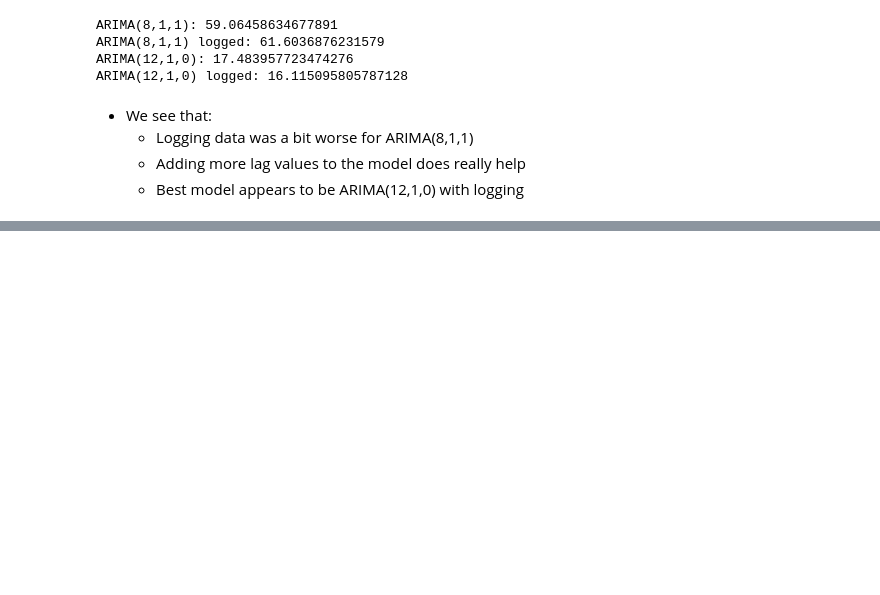
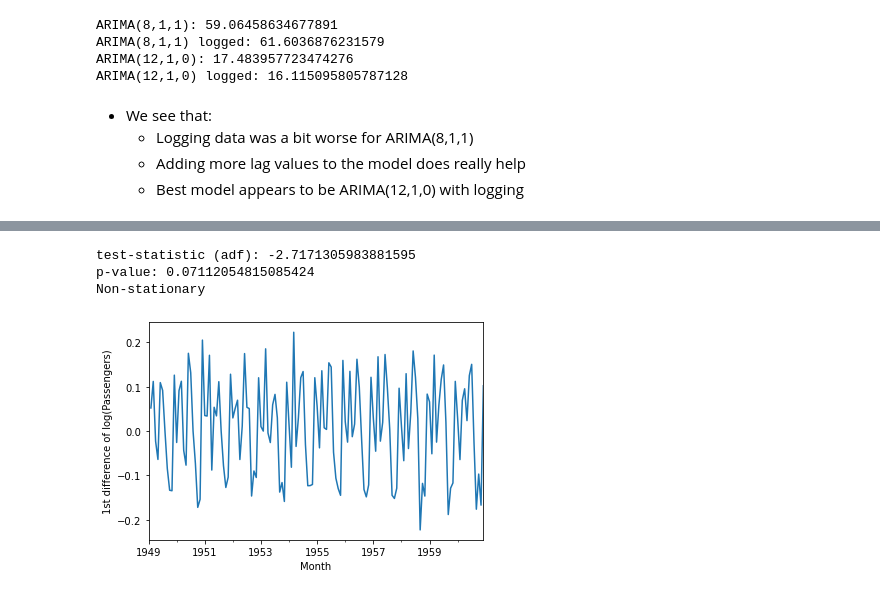
Before and after one commit to les67/TimeSeriesAnalysis_Udemy, a Jupyter notebook: 5_arima.ipynb, the cells around one changed output, grey strips where cells are left out. Saved outputs shown, nothing was run; the diff lists cells and outputs as text; code cells hidden in the pictures; blank space fills up the shorter version.

```diff
--- a/5_arima.ipynb
+++ b/5_arima.ipynb
@@ -333,0 +440,14 @@ ARIMA(12,1,0) logged: 16.115095805787128
+# %%
+df['DiffLog'] = df['LogPassengers'].diff()
+
+adf(df['DiffLog'].dropna())
+# %% [output]
+test-statistic (adf): -2.7171305983881595
+p-value: 0.07112054815085424
+Non-stationary
+# %%
+df['DiffLog'].plot()
+plt.ylabel('1st difference of log(Passengers)')
+plt.show()
+# %% [output]
+[figure, added]
```
Also changed, not shown: parts of 28 cells of this notebook.
